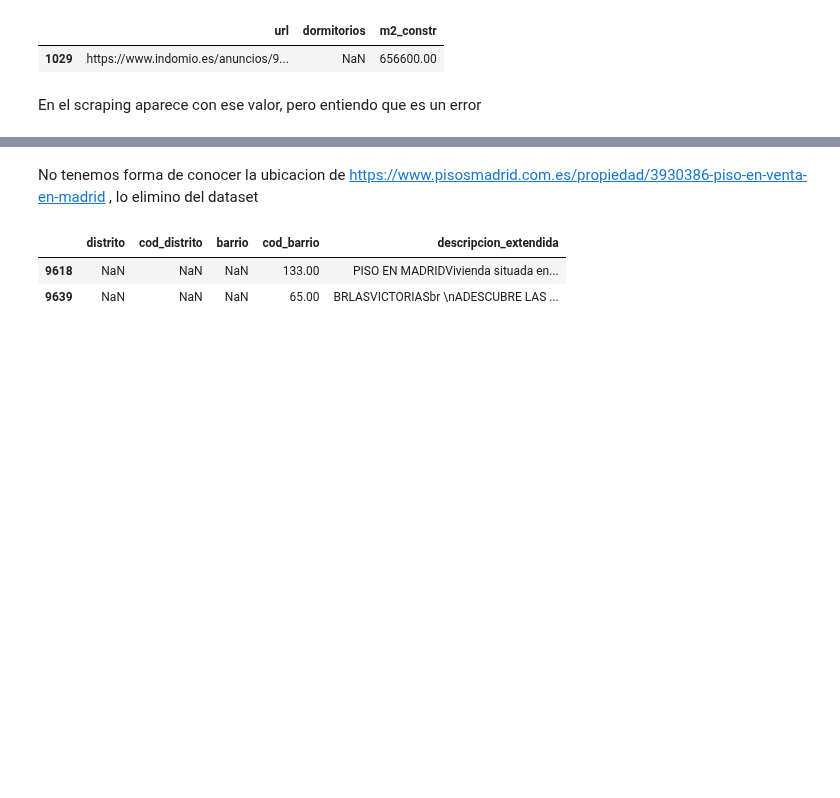
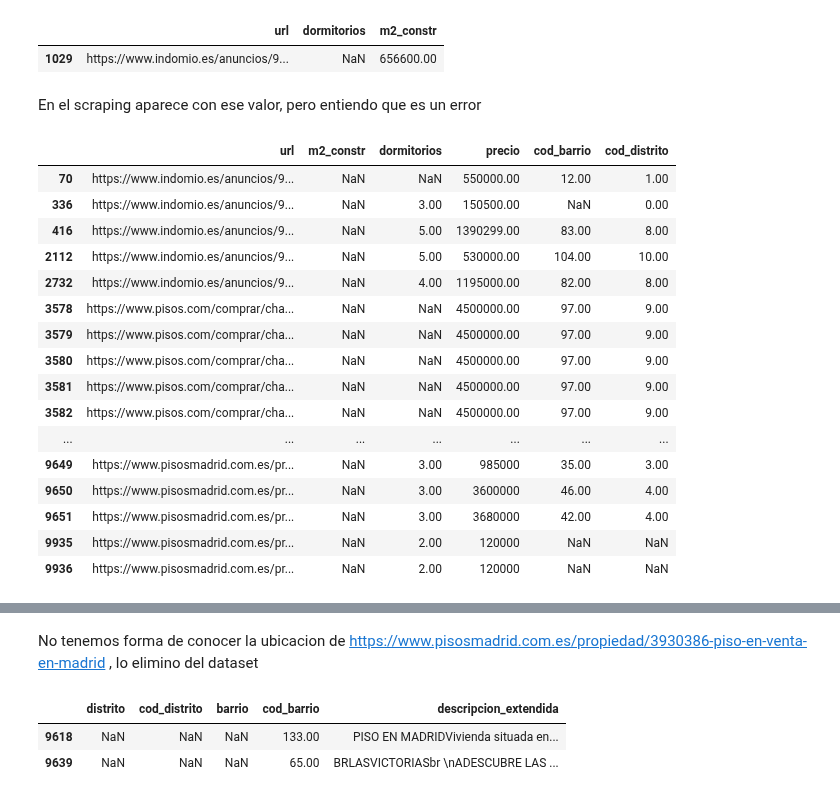
Before and after one commit to avaquerocastro/precios-de-vivienda-madrid, a Jupyter notebook: codigo/01-preprocesamiento-de-datos/Revision_columnas/Revision_Columnas.ipynb, the cells around one changed output, grey strips where cells are left out. Drawn from its saved outputs; the diff is of its cells as text; code cells hidden in the pictures; blank space fills up the shorter version.

```diff
--- a/codigo/01-preprocesamiento-de-datos/Revision_columnas/Revision_Columnas.ipynb
+++ b/codigo/01-preprocesamiento-de-datos/Revision_columnas/Revision_Columnas.ipynb
@@ -543,3 +584,23 @@ df17 = df17[df17["url"] != "https://www.indomio.es/anuncios/96246263/"]
 # %%
 # Resetear el índice del DataFrame
 df17.reset_index(drop=True, inplace=True)
+# %%
+df17.query("m2_constr.isnull() ")[['url','m2_constr',"dormitorios","precio","cod_barrio","cod_distrito"]]
+# %% [output]
+|  | url | m2_constr | dormitorios | precio | cod_barrio | cod_distrito |
+| 70 | https://www.indomio.es/anuncios/9... | NaN | NaN | 550000.00 | 12.00 | 1.00 |
+| 336 | https://www.indomio.es/anuncios/9... | NaN | 3.00 | 150500.00 | NaN | 0.00 |
+| 416 | https://www.indomio.es/anuncios/9... | NaN | 5.00 | 1390299.00 | 83.00 | 8.00 |
+| 2112 | https://www.indomio.es/anuncios/9... | NaN | 5.00 | 530000.00 | 104.00 | 10.00 |
+| 2732 | https://www.indomio.es/anuncios/9... | NaN | 4.00 | 1195000.00 | 82.00 | 8.00 |
+| 3578 | https://www.pisos.com/comprar/cha... | NaN | NaN | 4500000.00 | 97.00 | 9.00 |
+| 3579 | https://www.pisos.com/comprar/cha... | NaN | NaN | 4500000.00 | 97.00 | 9.00 |
+| 3580 | https://www.pisos.com/comprar/cha... | NaN | NaN | 4500000.00 | 97.00 | 9.00 |
+| 3581 | https://www.pisos.com/comprar/cha... | NaN | NaN | 4500000.00 | 97.00 | 9.00 |
+| 3582 | https://www.pisos.com/comprar/cha... | NaN | NaN | 4500000.00 | 97.00 | 9.00 |
+| ... | ... | ... | ... | ... | ... | ... |
+| 9649 | https://www.pisosmadrid.com.es/pr... | NaN | 3.00 | 985000 | 35.00 | 3.00 |
+| 9650 | https://www.pisosmadrid.com.es/pr... | NaN | 3.00 | 3600000 | 46.00 | 4.00 |
+| 9651 | https://www.pisosmadrid.com.es/pr... | NaN | 3.00 | 3680000 | 42.00 | 4.00 |
+| 9935 | https://www.pisosmadrid.com.es/pr... | NaN | 2.00 | 120000 | NaN | NaN |
+| 9936 | https://www.pisosmadrid.com.es/pr... | NaN | 2.00 | 120000 | NaN | NaN |
```
Also changed, not shown: parts of 70 cells of this notebook.
